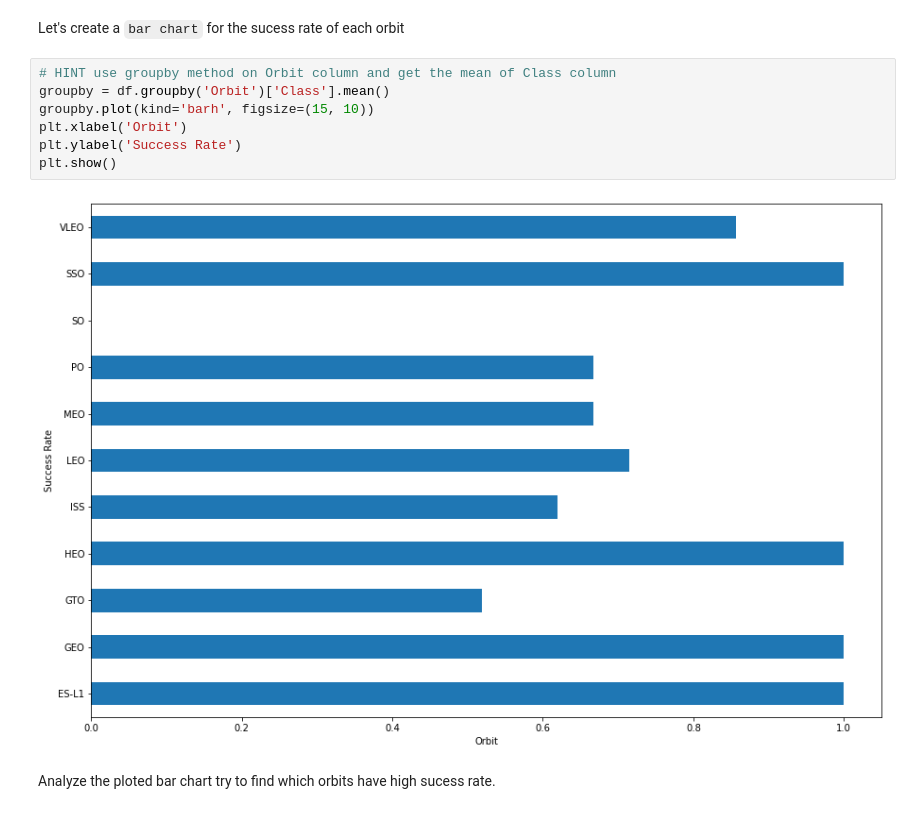
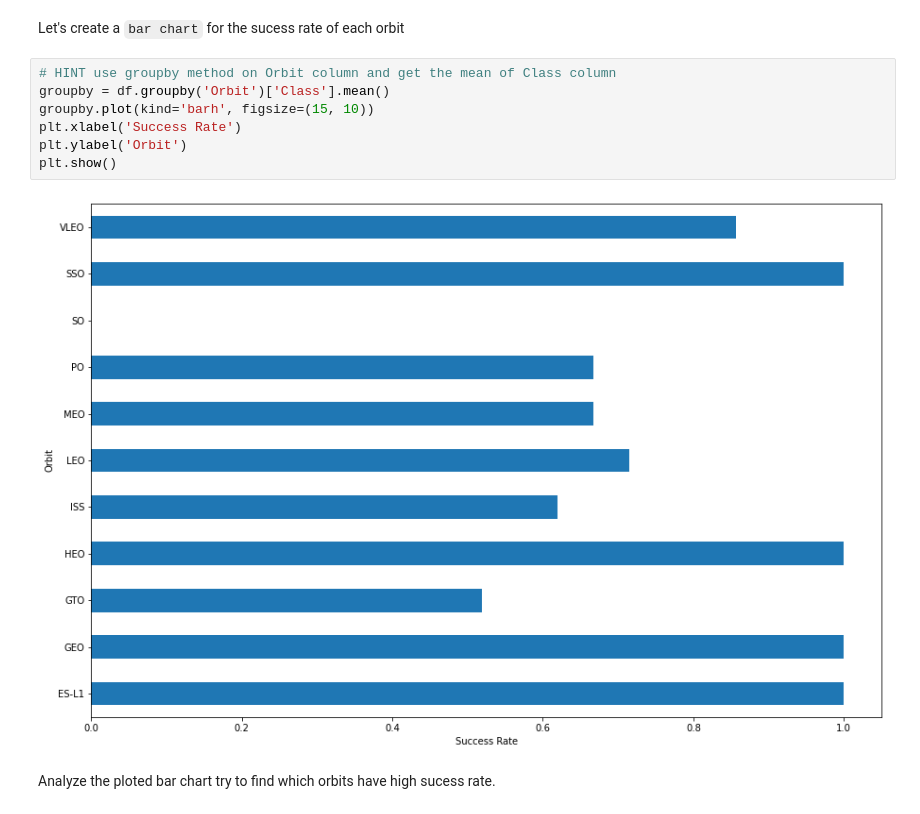
Before and after one commit to fa-901/ibm-capstone, a Jupyter notebook: EDA with pandas.ipynb, the cells around one changed output. Drawn from its saved outputs; the diff is of its cells as text.

```diff
--- a/EDA with pandas.ipynb
+++ b/EDA with pandas.ipynb
@@ -115,12 +115,12 @@ Let's create a `bar chart` for the sucess rate of each orbit
 # %%
 # HINT use groupby method on Orbit column and get the mean of Class column
 groupby = df.groupby('Orbit')['Class'].mean()
 groupby.plot(kind='barh', figsize=(15, 10))
-plt.xlabel('Orbit')
-plt.ylabel('Success Rate')
+plt.xlabel('Success Rate')
+plt.ylabel('Orbit')
 plt.show()
 # %% [output]
-[figure, old version]
+[figure, new version]
 # %% [markdown]
 Analyze the ploted bar chart try to find which orbits have high sucess rate.
 # %% [markdown]
```
Also changed, not shown: parts of 2 cells of this notebook.
